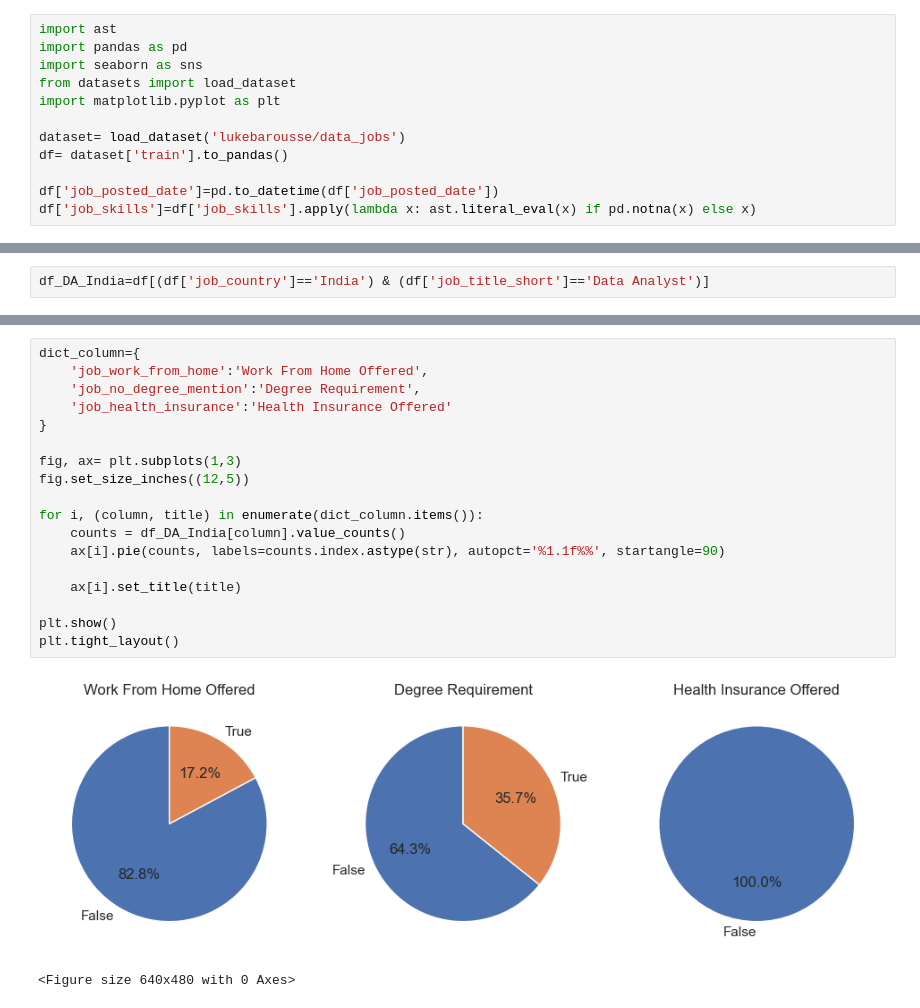
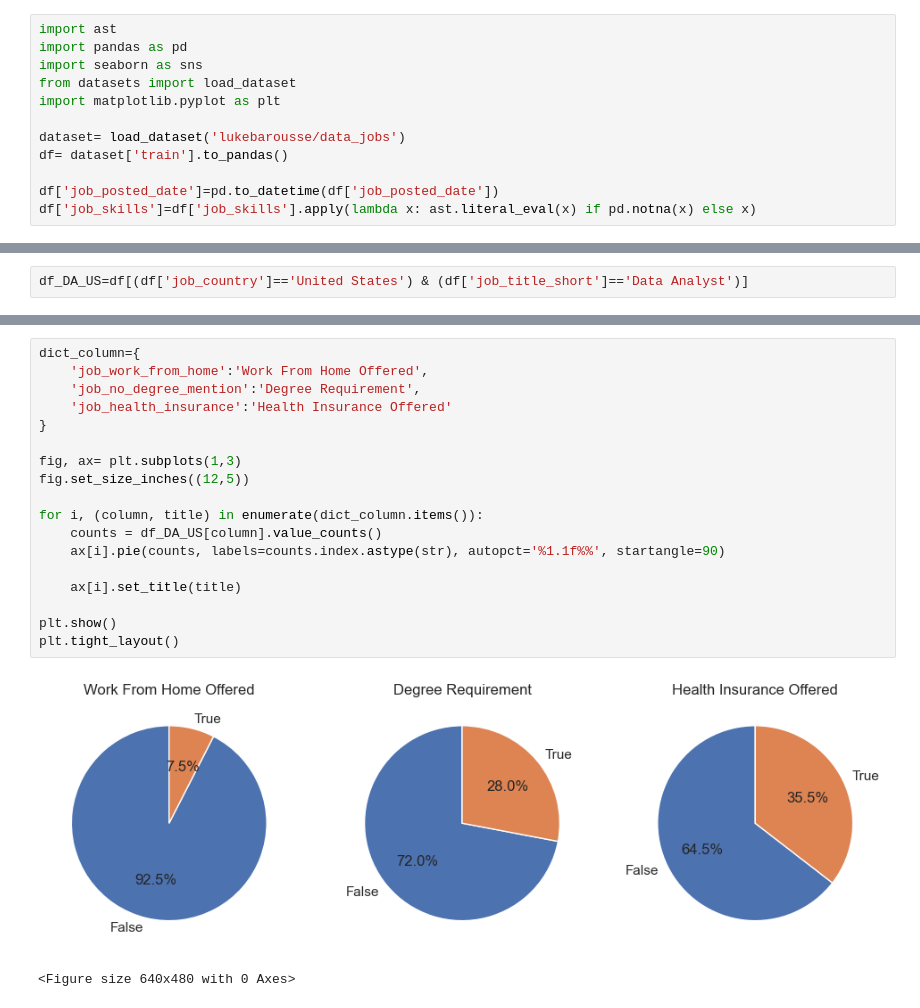
Before and after one commit to sarangmukherjee1/EDA.ipynb, a Jupyter notebook: project/EDA.ipynb, the cells around one changed output, grey strips where cells are left out. Cells and saved outputs as stored; diff of their text form.

```diff
--- a/project/EDA.ipynb
+++ b/project/EDA.ipynb
@@ -15,3 +13,3 @@ df['job_skills']=df['job_skills'].apply(lambda x: ast.literal_eval(x) if pd.notn
 # %%
-df_DA_India=df[(df['job_country']=='India') & (df['job_title_short']=='Data Analyst')]
+df_DA_US=df[(df['job_country']=='United States') & (df['job_title_short']=='Data Analyst')]
 # %%
@@ -45,22 +43,22 @@ plt.show()
 # %%
 dict_column={
     'job_work_from_home':'Work From Home Offered',
     'job_no_degree_mention':'Degree Requirement',
     'job_health_insurance':'Health Insurance Offered'
 }
 
 fig, ax= plt.subplots(1,3)
 fig.set_size_inches((12,5))
 
 for i, (column, title) in enumerate(dict_column.items()):
-    counts = df_DA_India[column].value_counts()
+    counts = df_DA_US[column].value_counts()
     ax[i].pie(counts, labels=counts.index.astype(str), autopct='%1.1f%%', startangle=90)
 
     ax[i].set_title(title)
 
 plt.show()
 plt.tight_layout()
 # %% [output]
-[figure, old version]
+[figure, new version]
 <Figure size 640x480 with 0 Axes>
 # %%
```
Also changed, not shown: parts of 5 cells of this notebook, 6 other files.
